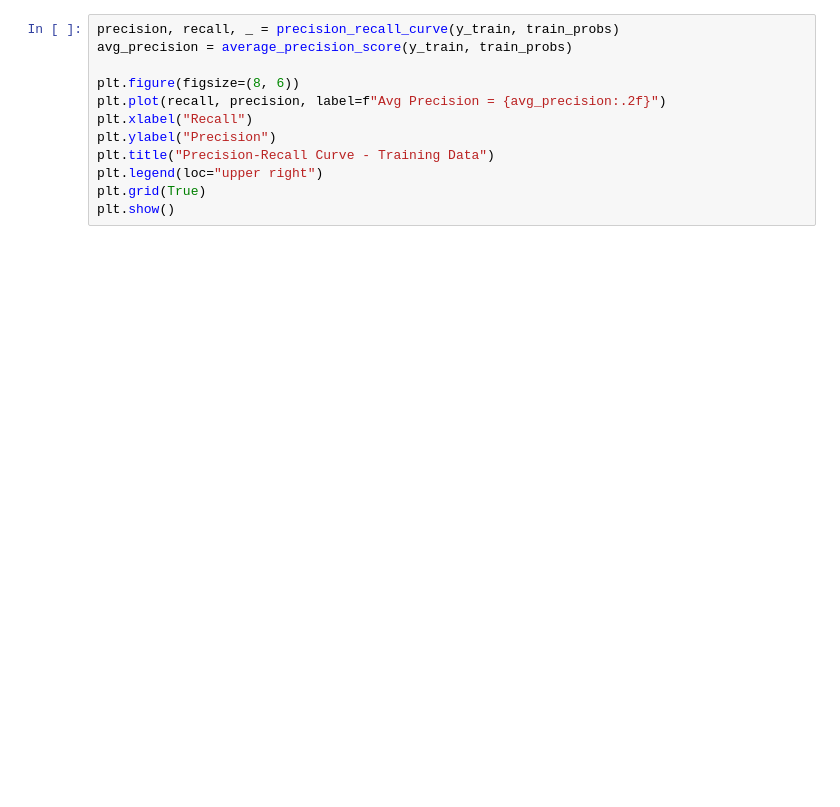
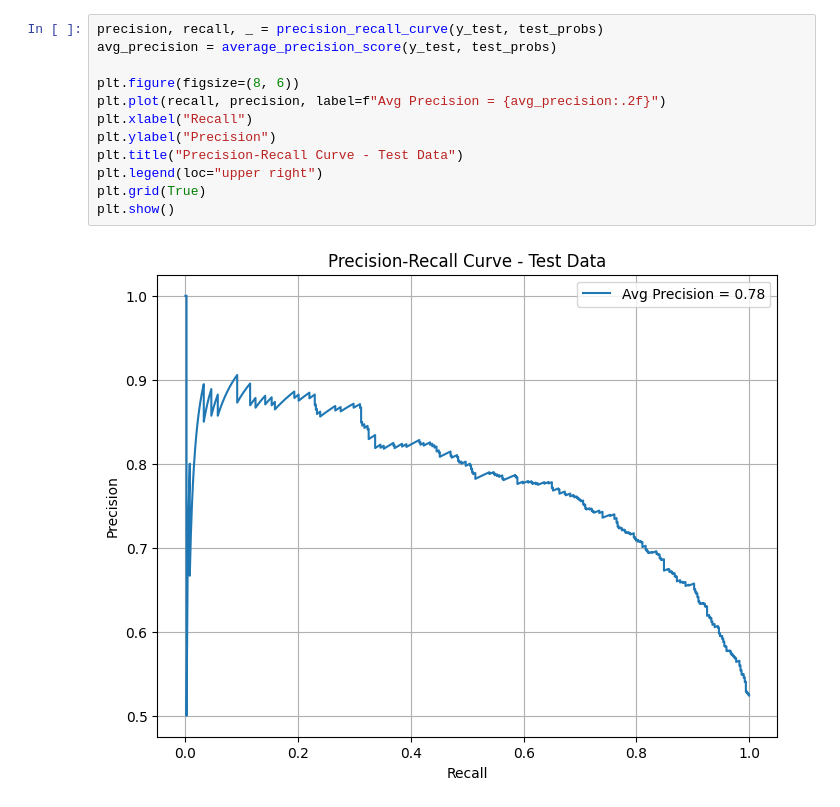
Before and after one commit to Vighnesh-Avadhanam/Hate-Speech-Classification, a Jupyter notebook: code/lasso.ipynb, the cells around one changed output. Saved outputs shown, nothing was run; the diff lists cells and outputs as text; blank space fills up the shorter version.

```diff
--- a/code/lasso.ipynb
+++ b/code/lasso.ipynb
@@ -117,13 +108,15 @@ FileNotFoundError: [Errno 2] No such file or directory: '../data/train_data.csv'
 # %%
-precision, recall, _ = precision_recall_curve(y_train, train_probs)
-avg_precision = average_precision_score(y_train, train_probs)
+precision, recall, _ = precision_recall_curve(y_test, test_probs)
+avg_precision = average_precision_score(y_test, test_probs)
 
 plt.figure(figsize=(8, 6))
 plt.plot(recall, precision, label=f"Avg Precision = {avg_precision:.2f}")
 plt.xlabel("Recall")
 plt.ylabel("Precision")
-plt.title("Precision-Recall Curve - Training Data")
+plt.title("Precision-Recall Curve - Test Data")
 plt.legend(loc="upper right")
 plt.grid(True)
 plt.show()
+# %% [output]
+[figure, added]
 # %%
```
Also changed, not shown: parts of 5 cells of this notebook, 2 other files.
